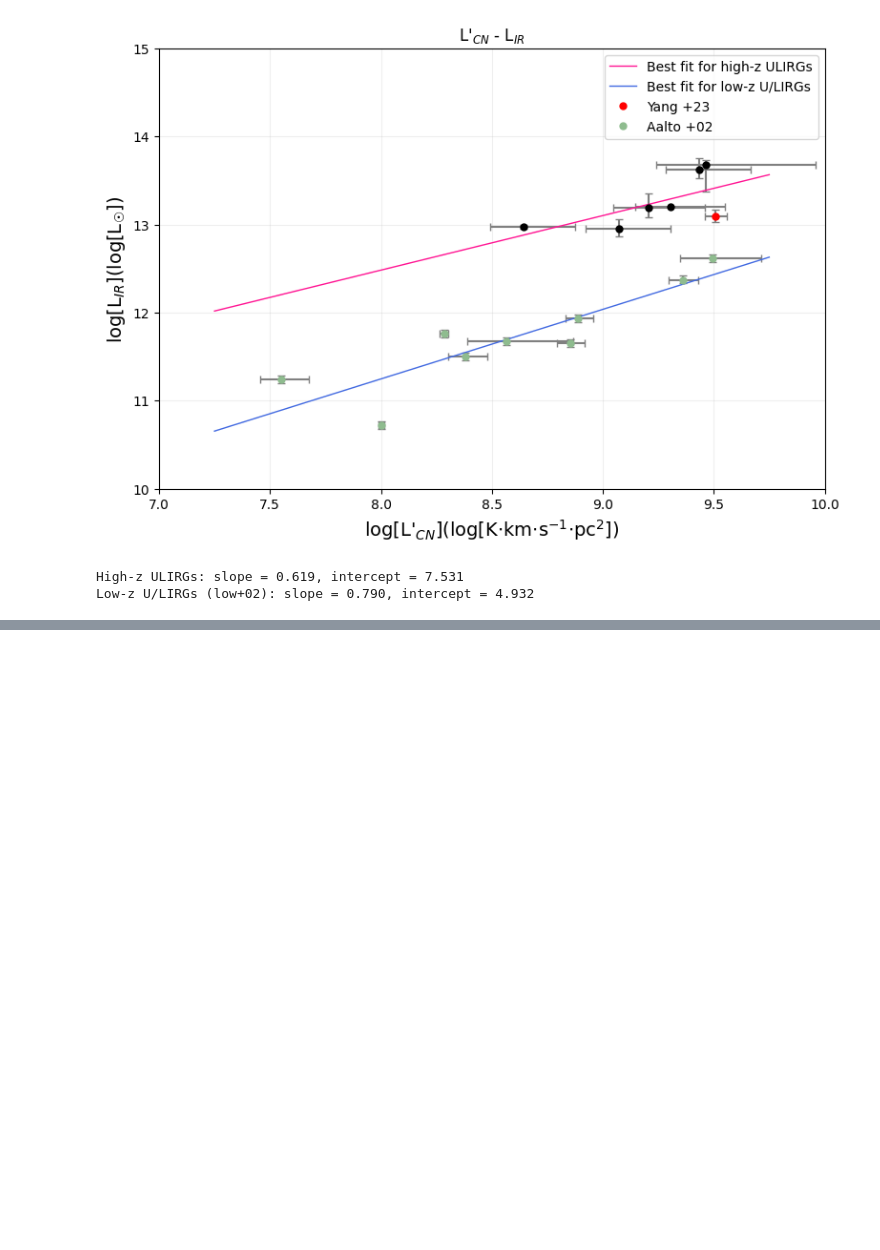
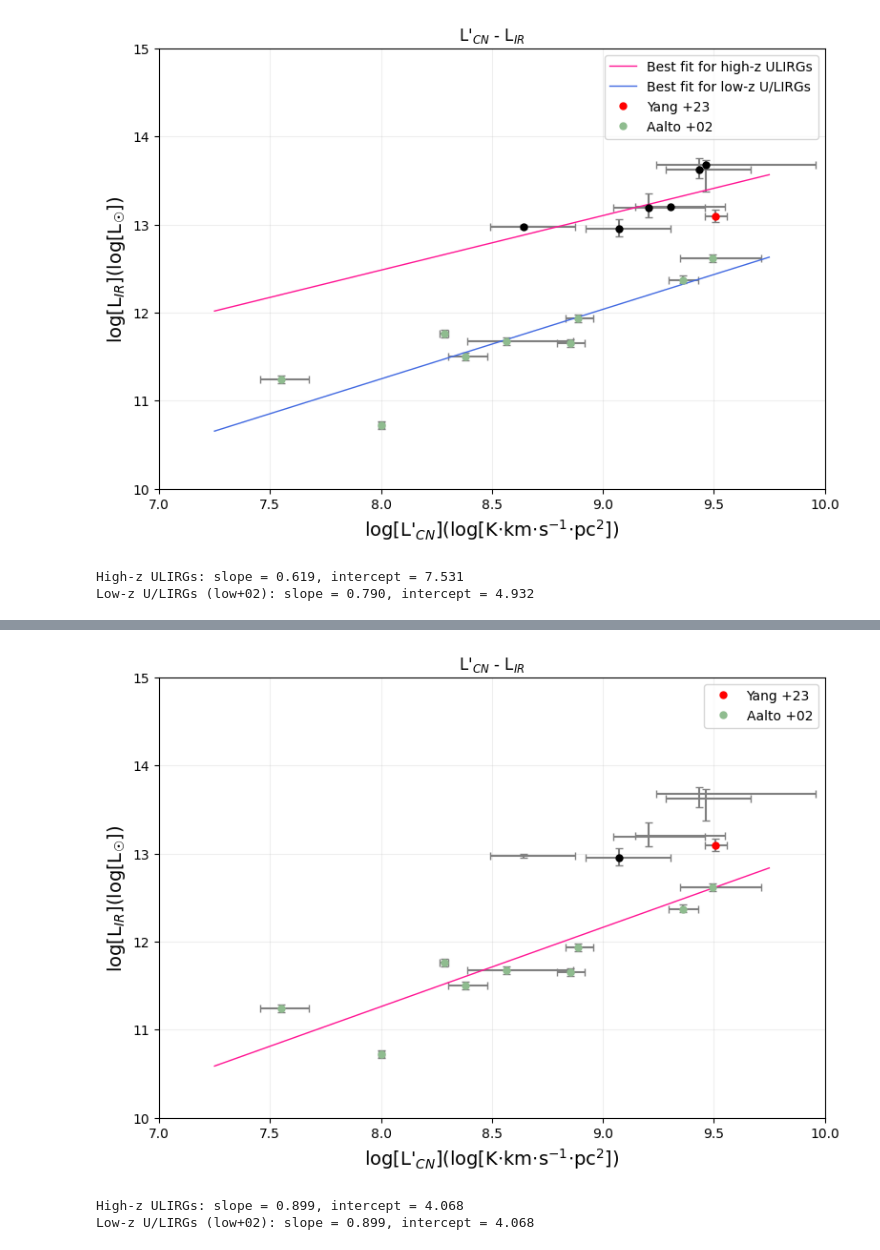
Before and after one commit to 000RF/2025-summer, a Jupyter notebook: L'CN-L_IR/L'_CN-L_IR_with_error.ipynb, the cells around one changed output, grey strips where cells are left out. Cells and saved outputs as stored; diff of their text form; code cells hidden in the pictures; blank space fills up the shorter version.

```diff
--- a/L'CN-L_IR/L'_CN-L_IR_with_error.ipynb
+++ b/L'CN-L_IR/L'_CN-L_IR_with_error.ipynb
@@ -177 +178,67 @@ High-z ULIRGs: slope = 0.619, intercept = 7.531
 Low-z U/LIRGs (low+02): slope = 0.790, intercept = 4.932
+# %%
+#input data
+
+input = "L'_CN-L_IR.csv"
+
+df = pd.read_csv(input, sep=",")
+df[df.columns[1]] = pd.to_numeric(df[df.columns[1]], errors="coerce")
+df[df.columns[2]] = pd.to_numeric(df[df.columns[2]], errors="coerce")
+
+L_CN = df[df.columns[1]]
+L_IR = df[df.columns[2]]
+
+L_CN_high = df[df.columns[1]].iloc[0:1]
+L_IR_high = df[df.columns[2]].iloc[0:1]
+
+L_CN_low = df[df.columns[1]].iloc[7:16]
+L_IR_low = df[df.columns[2]].iloc[7:16]
+
+L_CN_all = pd.concat([L_CN_high, L_CN_low])
+L_IR_all = pd.concat([L_IR_high, L_IR_low])
+
+#fitting:y=ax+b
+
+a, b = np.polyfit(L_CN_all, L_IR_all, 1)
+
+plt.figure(figsize=(9,6))
+plt.title("L\'$_{CN}$ - L$_{IR}$")
+
+
+#x_high = np.linspace(min(L_CN_low), max(L_CN_high), 100)
+#x_low = np.linspace(min(L_CN_low), max(L_CN_high), 100)
+
+x_high = np.linspace(7.25, 9.75, 100)
+x_low = np.linspace(7.25, 9.75, 100)
+
+x = df['log_L_CN']
+y = df['log_L_IR']
+
+xerr = [df['L_CN_err_low'], df['L_CN_err_high']]
+yerr = [df['L_IR_err_low'], df['L_IR_err_high']]
+
+plt.errorbar(
+    x, y,
+    xerr=xerr, yerr=yerr,
+    fmt="none",
+    capsize=3, color="black", ecolor="gray"
+)
+plt.plot(x_high, a*x_high + b, "-", lw=1, color="deeppink")
+plt.plot(L_CN_high, L_IR_high, "o", color="black", markersize=5)
+plt.plot(L_CN_Yang, L_IR_Yang, "o", color="red", markersize=5, label="Yang +23")
+plt.plot(L_CN_low, L_IR_low, "o", color="darkseagreen", markersize=5, label="Aalto +02")
+
+plt.ylim(10, 15)
+plt.xlim(7., 10)
+plt.xlabel("log[L\'$_{CN}$](log[K$\cdot$km$\cdot$s$^{-1}$$\cdot$pc$^2$])", fontsize=14)
+plt.ylabel("log[L$_{IR}$](log[L$_\u2609$])", fontsize=14)
+plt.grid(alpha=0.2)
+plt.legend()
+plt.show()
+
+print(f"High-z ULIRGs: slope = {a:.3f}, intercept = {b:.3f}")
+print(f"Low-z U/LIRGs (low+02): slope = {a:.3f}, intercept = {b:.3f}")
+# %% [output]
+[figure, added]
+High-z ULIRGs: slope = 0.899, intercept = 4.068
+Low-z U/LIRGs (low+02): slope = 0.899, intercept = 4.068
```
Also changed, not shown: parts of 1 cell of this notebook, 1 other file.
